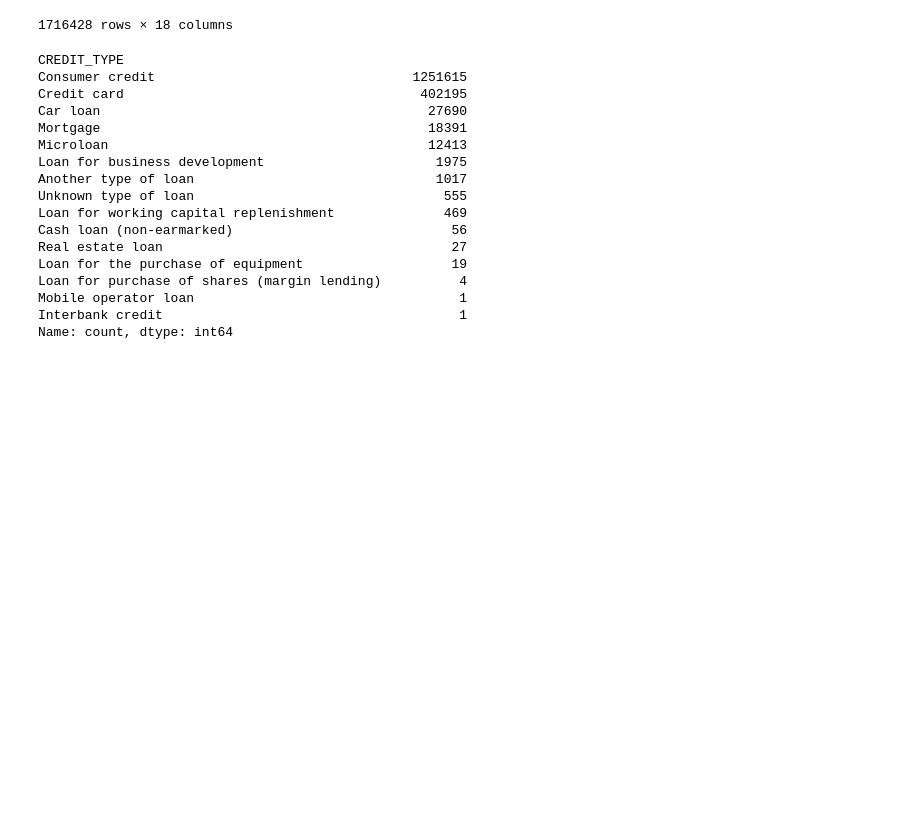
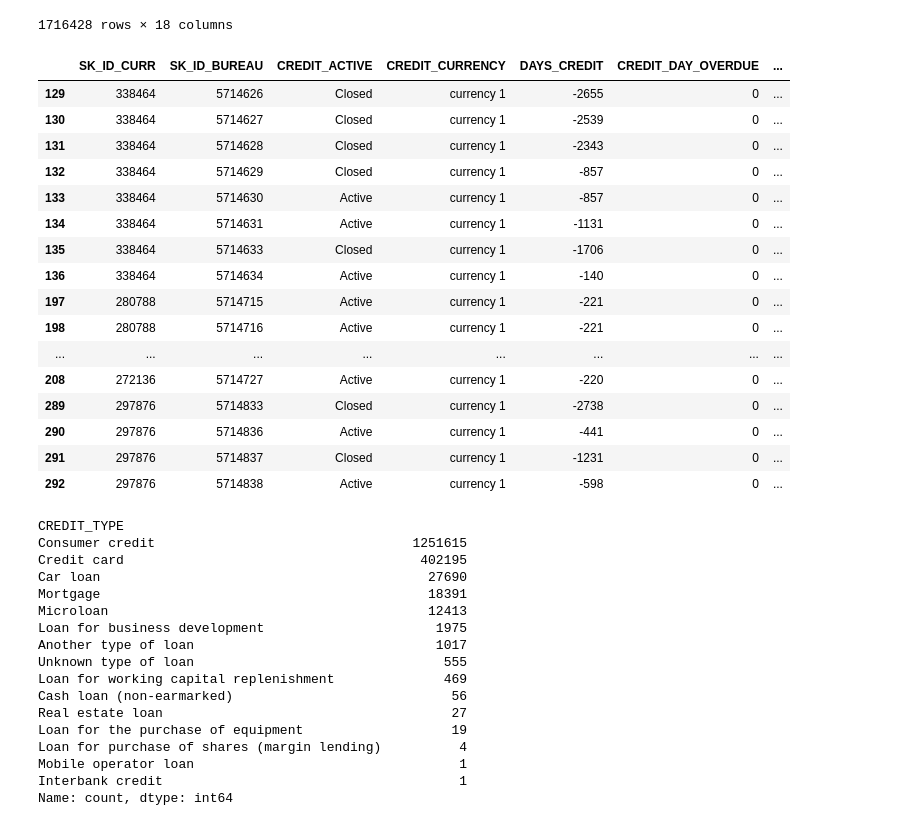
Before and after one commit to hung20gg/datavis_final, a Jupyter notebook: eda/bureau.ipynb, the cells around one changed output. Drawn from its saved outputs; the diff is of its cells as text; code cells hidden in the pictures; blank space fills up the shorter version.

```diff
--- a/eda/bureau.ipynb
+++ b/eda/bureau.ipynb
@@ -18,9 +18,9 @@ def display_missing_data_info(dataframe, ascending=False):
     print(sorted_missing_data)
     return sorted_missing_data
 # %%
-bureau = pd.read_csv('../data/bureau.csv')
+bureau = pd.read_csv('../data/dseb63_bureau.csv')
 # %%
-appl_train = pd.read_csv('../data/application_train.csv')
+appl_train = pd.read_csv('../data/dseb63_application_train.csv')
 bureau = pd.merge(bureau, appl_train[['SK_ID_CURR', 'TARGET']], on='SK_ID_CURR', how='left')
 # %%
 bureau
@@ -38,6 +38,26 @@ bureau
 | 1716426 | 246829 | 5057770 | Closed | currency 1 | -1878 | 0 | ... |
 | 1716427 | 246829 | 5057778 | Closed | currency 1 | -463 | 0 | ... |
 1716428 rows × 18 columns
+# %%
+bureau[bureau['TARGET'] == 1].head(20)
+# %% [output]
+|  | SK_ID_CURR | SK_ID_BUREAU | CREDIT_ACTIVE | CREDIT_CURRENCY | DAYS_CREDIT | CREDIT_DAY_OVERDUE | ... |
+| 129 | 338464 | 5714626 | Closed | currency 1 | -2655 | 0 | ... |
+| 130 | 338464 | 5714627 | Closed | currency 1 | -2539 | 0 | ... |
+| 131 | 338464 | 5714628 | Closed | currency 1 | -2343 | 0 | ... |
+| 132 | 338464 | 5714629 | Closed | currency 1 | -857 | 0 | ... |
+| 133 | 338464 | 5714630 | Active | currency 1 | -857 | 0 | ... |
+| 134 | 338464 | 5714631 | Active | currency 1 | -1131 | 0 | ... |
+| 135 | 338464 | 5714633 | Closed | currency 1 | -1706 | 0 | ... |
+| 136 | 338464 | 5714634 | Active | currency 1 | -140 | 0 | ... |
+| 197 | 280788 | 5714715 | Active | currency 1 | -221 | 0 | ... |
+| 198 | 280788 | 5714716 | Active | currency 1 | -221 | 0 | ... |
+| ... | ... | ... | ... | ... | ... | ... | ... |
+| 208 | 272136 | 5714727 | Active | currency 1 | -220 | 0 | ... |
+| 289 | 297876 | 5714833 | Closed | currency 1 | -2738 | 0 | ... |
+| 290 | 297876 | 5714836 | Active | currency 1 | -441 | 0 | ... |
+| 291 | 297876 | 5714837 | Closed | currency 1 | -1231 | 0 | ... |
+| 292 | 297876 | 5714838 | Active | currency 1 | -598 | 0 | ... |
 # %%
 bureau['CREDIT_TYPE'].value_counts()
 # %% [output]
```
Also changed, not shown: parts of 10 cells of this notebook, 7 other files.
